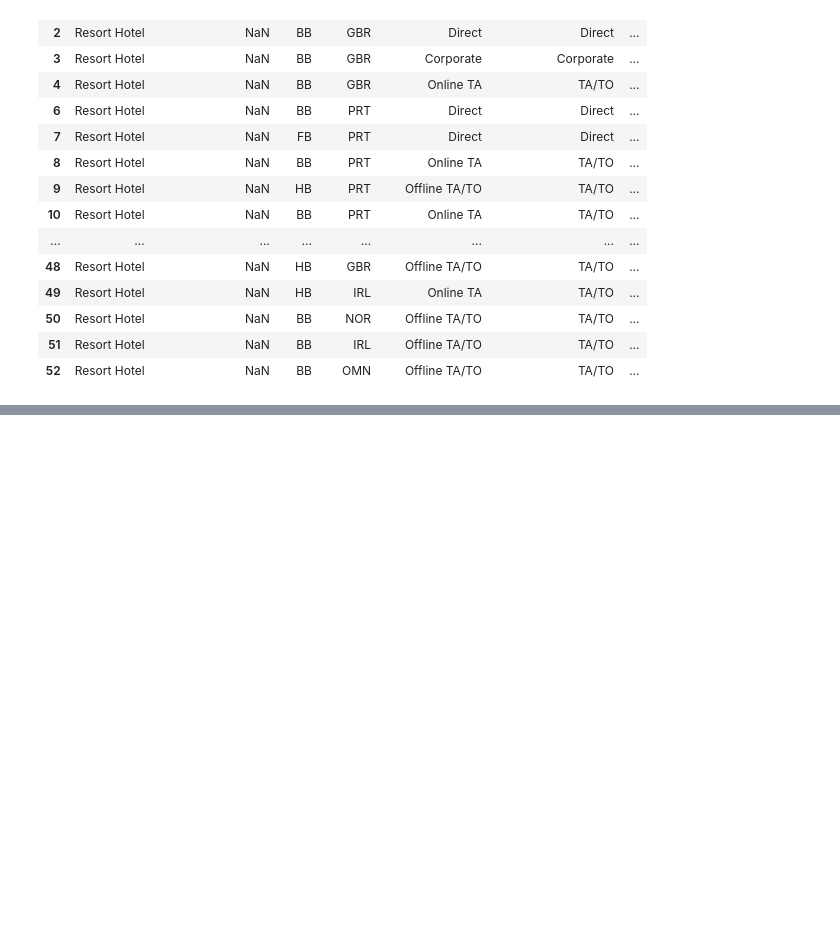
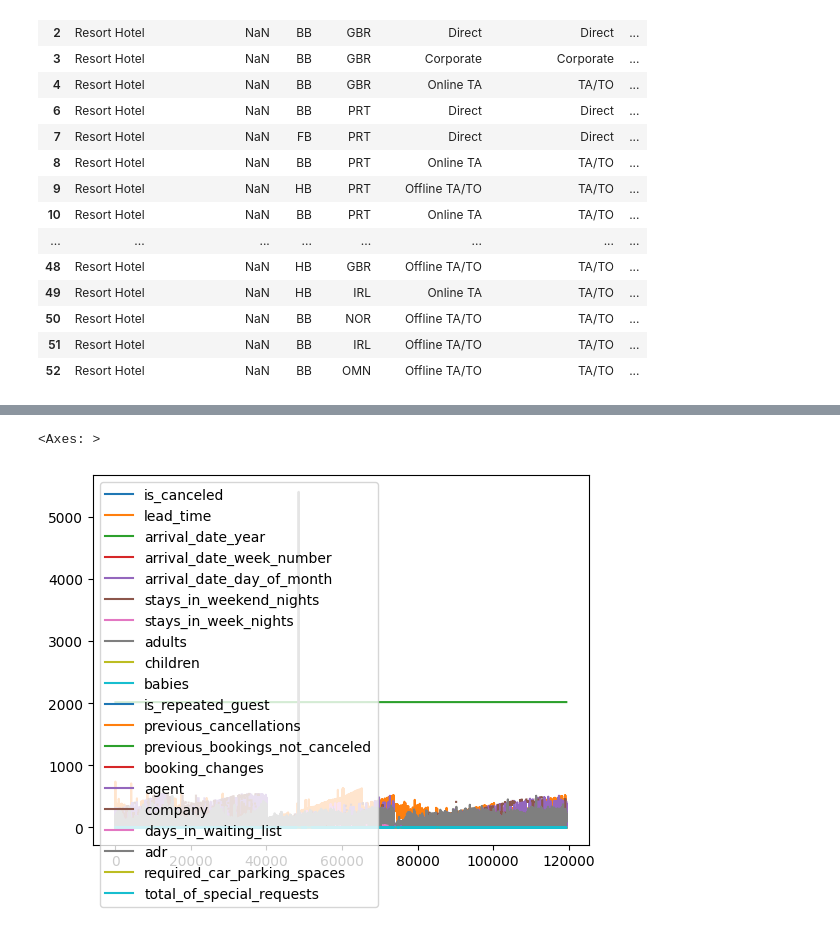
Before and after one commit to Mark4815/TestPublic, a Jupyter notebook: PluralsightCleaningData.ipynb, the cells around one changed output, grey strips where cells are left out. Saved outputs shown, nothing was run; the diff lists cells and outputs as text; code cells hidden in the pictures; blank space fills up the shorter version.

```diff
--- a/PluralsightCleaningData.ipynb
+++ b/PluralsightCleaningData.ipynb
@@ -269,0 +299,5 @@ cat_df.head(50)
+# %%
+data_df.plot()
+# %% [output]
+<Axes: >
+[figure, added]
```
Also changed, not shown: parts of 10 cells of this notebook.
